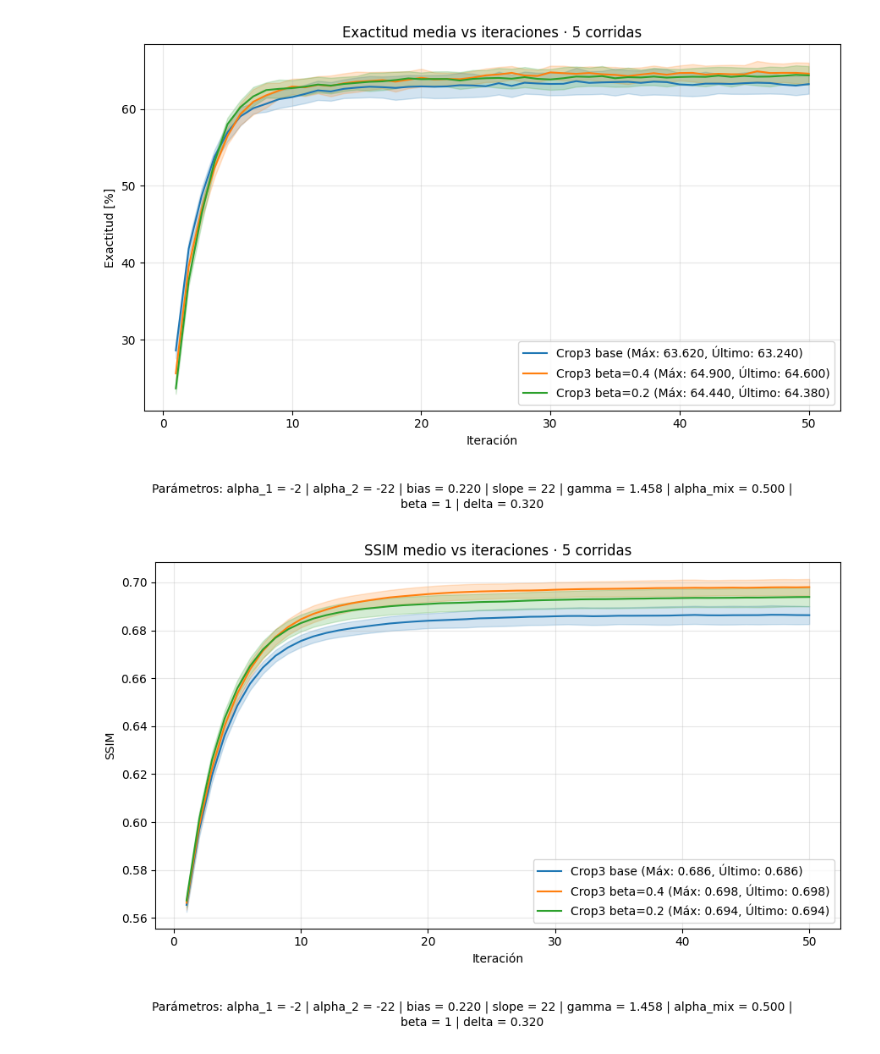
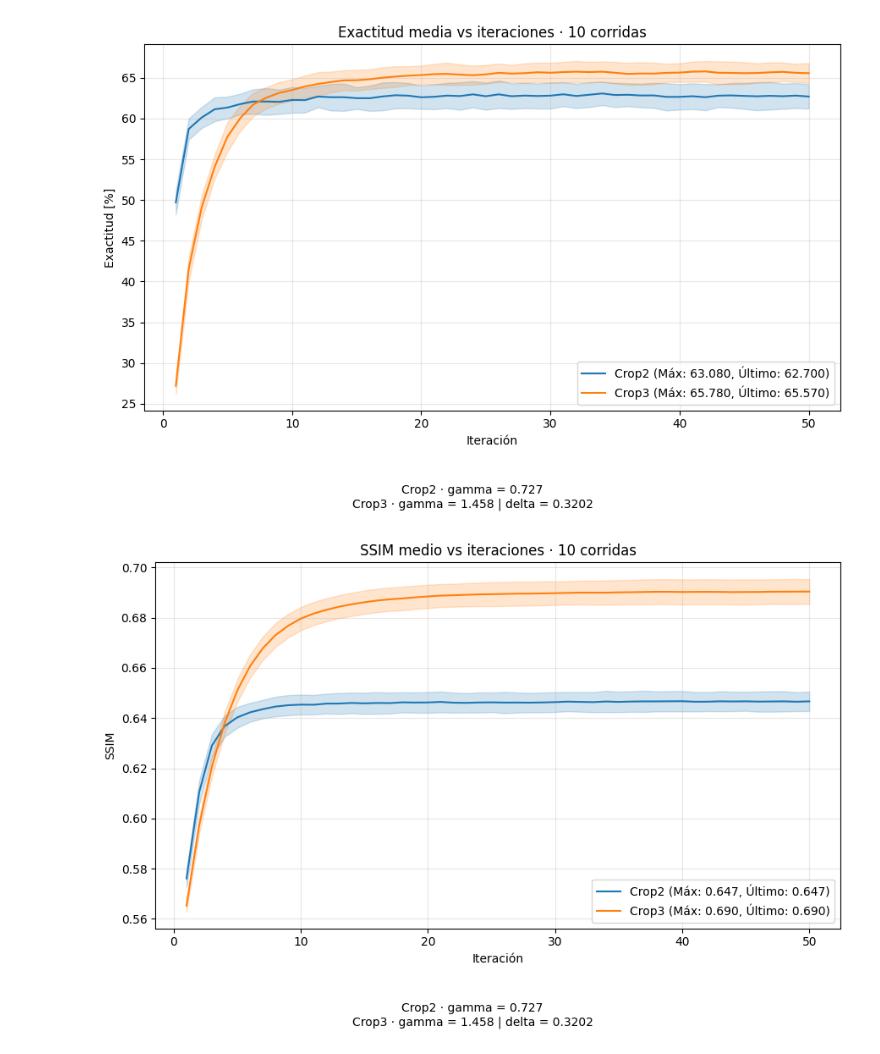
Before and after one commit to SantiagoGalan/CROP_1, a Jupyter notebook: project/experiments/crop3_comparation/comparison.ipynb, the cells around one changed output. Saved outputs shown, nothing was run; the diff lists cells and outputs as text; code cells hidden in the pictures.

```diff
--- a/project/experiments/crop3_comparation/comparison.ipynb
+++ b/project/experiments/crop3_comparation/comparison.ipynb
@@ -8,6 +8,7 @@ import os
 import sys
 sys.path.append(os.path.abspath(os.path.join(os.getcwd(), "../../..")))
 from project.loader import Loader
+from project.CROP.models.crop2 import Crop2
 from project.CROP.models.crop3 import Crop3
 import tensorflow as tf
 import numpy as np
@@ -27,29 +28,25 @@ INTER = 256
 
 
 cvae = Loader.cvae(model_name=f"int_{INTER}_lat_{LAT}_{DATASET}.keras")
-beta_0_4_cvae = Loader.cvae(model_name="int_256_lat_64_beta_0_4_fashion.keras")
-beta_0_2_cvae = Loader.cvae(model_name="int_256_lat_64_beta_0_2_fashion.keras")
 
 data = Loader.data(dataset=DATASET)
 
 predictor = Loader.predictor(model_name=f"CCE_Conv2D_{DATASET}.keras")
 
-N_RUNS = 5
+N_RUNS = 10
 
 ITERATIONS = 50
 N_PICTURES = 1000
 
 
-# La única diferencia entre las tres instancias es el CVAE.
-cvae_by_name = {
-    "Crop3 base": cvae,
-    "Crop3 beta=0.4": beta_0_4_cvae,
-    "Crop3 beta=0.2": beta_0_2_cvae,
+params_by_name = {
+    "Crop2": {"gamma": 0.727},
+    "Crop3": {"gamma": 1.458, "delta": 0.3202},
 }
-params = {"gamma": 1.458, "delta": 0.3202}
+models_by_name = {"Crop2": Crop2, "Crop3": Crop3}
 results_by_name = {
     name: {metric: [] for metric in ("acc", "ssim", "psnr")}
-    for name in cvae_by_name
+    for name in models_by_name
 }
 
 x_test = data["x_test"]
@@ -72,9 +69,9 @@ for run in range(N_RUNS):
     X1 = x_test_1[idx1][:N_PICTURES]
     Y1 = y_test_1[idx1][:N_PICTURES]
 
-    for name, selected_cvae in cvae_by_name.items():
+    for name, model in models_by_name.items():
         print(name)
-        crop = Crop3(cvae=selected_cvae, predictor=predictor)
+        crop = model(cvae=cvae, predictor=predictor)
         metrics = crop.unmix(
             X0,
             X1,
@@ -85,7 +82,7 @@ for run in range(N_RUNS):
             iterations=ITERATIONS,
             show_image=False,
             labels=labels,
-            params=params,
+            params=params_by_name[name],
             run_metadata={"dataset": DATASET, "seed": SEED, "run": run + 1, "variant": name},
             save_all_curves=True,
         )
@@ -122,53 +119,45 @@ acc_both         : 0.666
 # %%
 import numpy as np
 import matplotlib.pyplot as plt
-import textwrap
 
-# Parámetros iniciales efectivos.
-plot_params = {**crop.default_params, **params}
-plot_params.pop("iteraciones", None)
-parameter_text = "Parámetros: " + " | ".join(
-    f"{key} = {value:.3f}" if isinstance(value, (float, np.floating)) else f"{key} = {value}"
-    for key, value in plot_params.items()
+footer = "\n".join(
+    f"{name} · " + " | ".join(f"{key} = {value:g}" for key, value in params.items())
+    for name, params in params_by_name.items()
 )
-footer = textwrap.fill(parameter_text, width=110)
-
-# Cada gráfico compara las tres variantes de Crop3.
-variant_names = ("Crop3 base", "Crop3 beta=0.4", "Crop3 beta=0.2")
-colors = ("tab:blue", "tab:orange", "tab:green")
+colors = ("tab:blue", "tab:orange")
 
 for metric, title, ylabel in (
     ("acc", "Exactitud media", "Exactitud [%]"),
     ("ssim", "SSIM medio", "SSIM"),
     ("psnr", "PSNR medio", "PSNR"),
 ):
     fig, ax = plt.subplots(figsize=(9, 6))
-    for name, color in zip(variant_names, colors):
+    for name, color in zip(results_by_name, colors):
         results = results_by_name[name]
         mean = results[f"mean_{metric}"]
         std = results[f"std_{metric}"]
         if metric == "acc":
             mean = mean * 100
             std = std * 100
         x = np.arange(1, len(mean) + 1)
         ax.plot(
             x, mean, color=color,
             label=f"{name} (Máx: {mean.max():.3f}, Último: {mean[-1]:.3f})",
         )
         ax.fill_between(x, mean - std, mean + std, color=color, alpha=0.2)
 
     ax.set_title(f"{title} vs iteraciones · {N_RUNS} corridas")
     ax.set_xlabel("Iteración")
     ax.set_ylabel(ylabel)
     ax.grid(True, alpha=0.3)
     ax.legend()
     fig.text(
         0.5, 0.02,
         footer,
         ha="center", va="bottom", fontsize=10,
     )
     fig.tight_layout(rect=(0, 0.12, 1, 1))
     plt.show()
 # %% [output]
-[figure, old version]
+[figure, new version]
-[figure, old version]
+[figure, new version]
```
Also changed, not shown: parts of 12 cells of this notebook, 12 other files.
